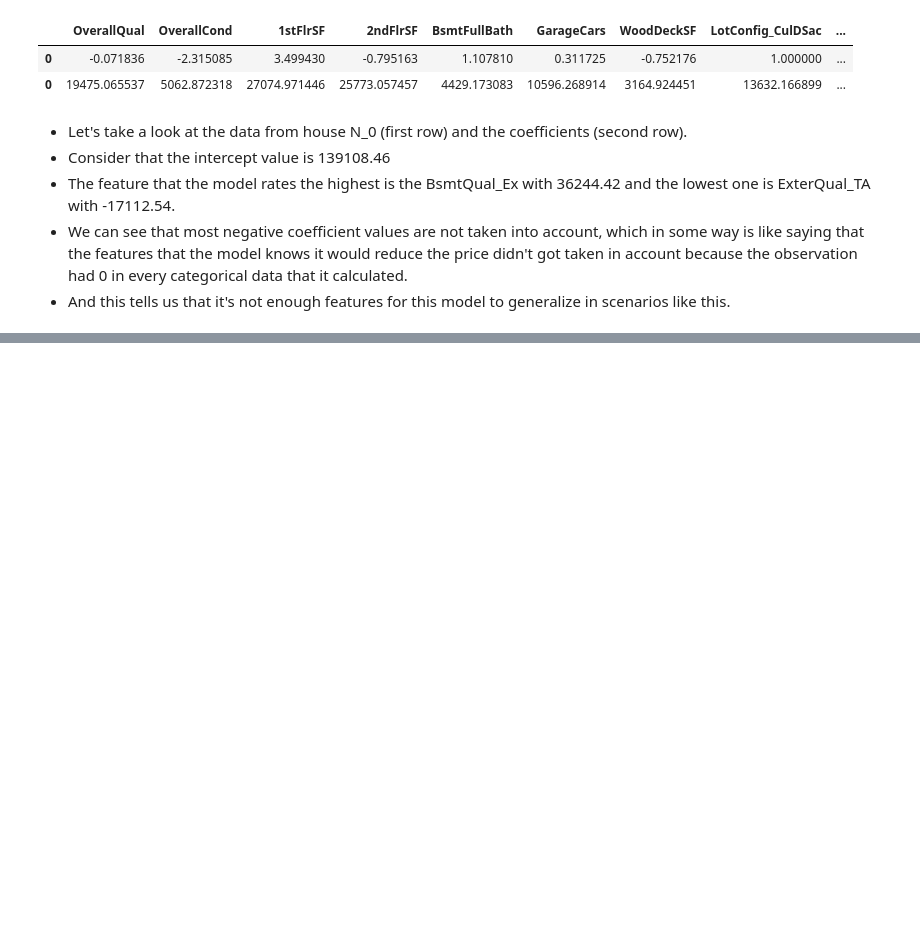
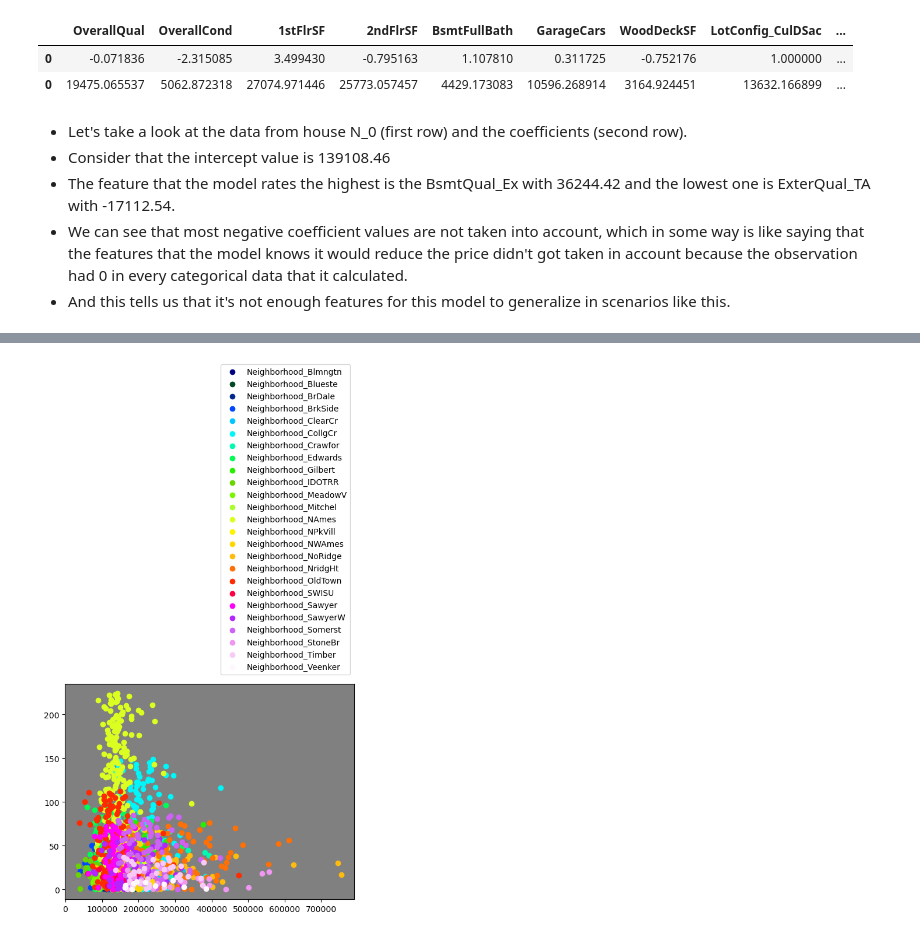
Before and after one commit to sebastiantare/housepriceskaggle, a Jupyter notebook: HousePrices.ipynb, the cells around one changed output, grey strips where cells are left out. Drawn from its saved outputs; the diff is of its cells as text; code cells hidden in the pictures; blank space fills up the shorter version.

```diff
--- a/HousePrices.ipynb
+++ b/HousePrices.ipynb
@@ -1207,0 +1276,16 @@ results[0:100], results[100:200], results[200:]
+# %%
+neighborhoods = [n for n in X_merged.columns if 'Neighborhood' in n]
+neigh_ones = []
+for n in neighborhoods:
+    neigh_ones.append(y[X_merged[X_merged[n] == 1][n].index])
+
+fig, ax = plt.subplots()
+index = 0
+colors = cm.gist_ncar(np.linspace(0, 1, len(neigh_ones)))
+for no, c in zip(neigh_ones, colors):
+    ax.scatter(no, range(len(no)), label=neighborhoods[index], color=colors[index])
+    index+=1
+ax.set_facecolor((0.5,0.5,0.5))
+ax.legend(loc='upper right', bbox_to_anchor=(1, 2.5));
+# %% [output]
+[figure, added]
```
Also changed, not shown: parts of 22 cells of this notebook.
